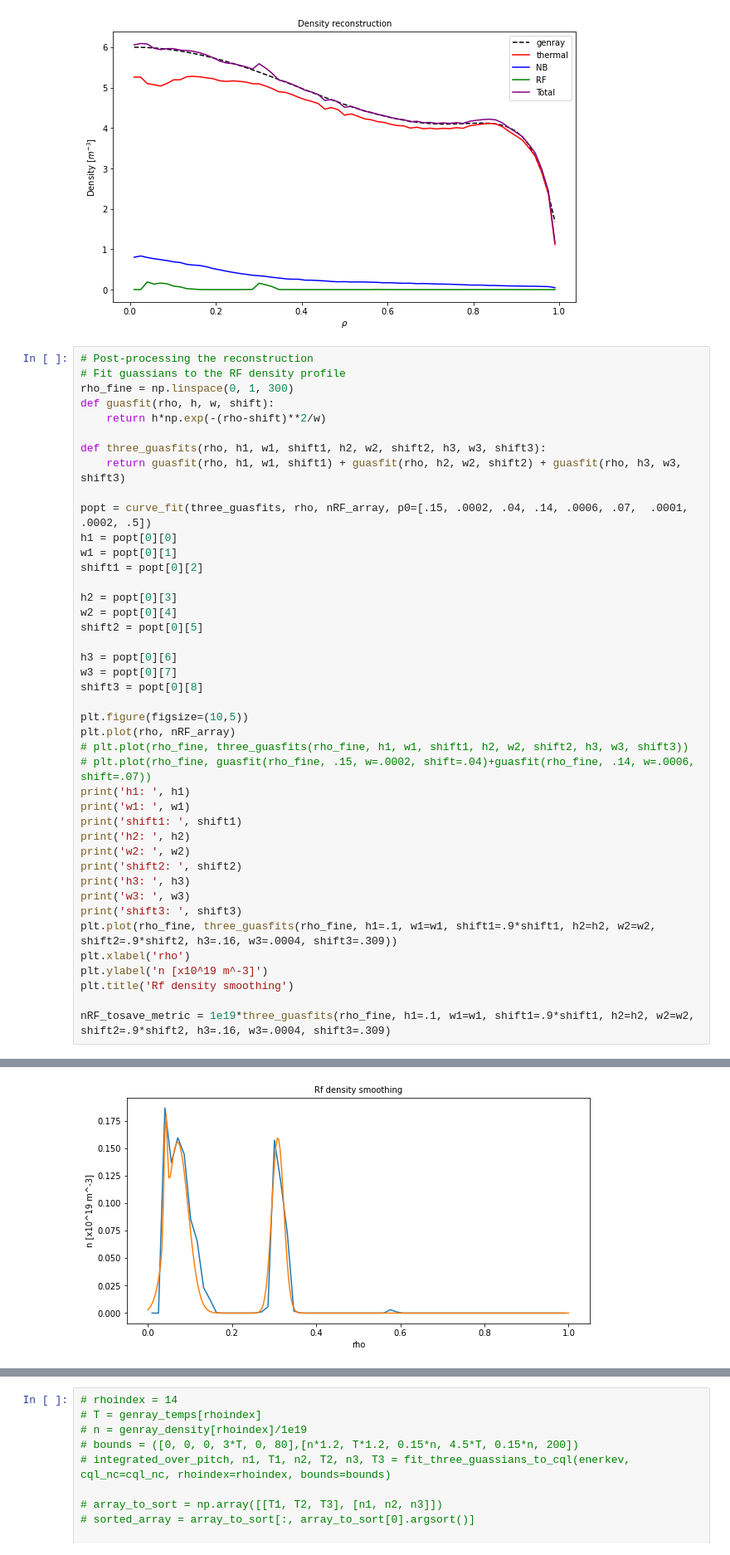
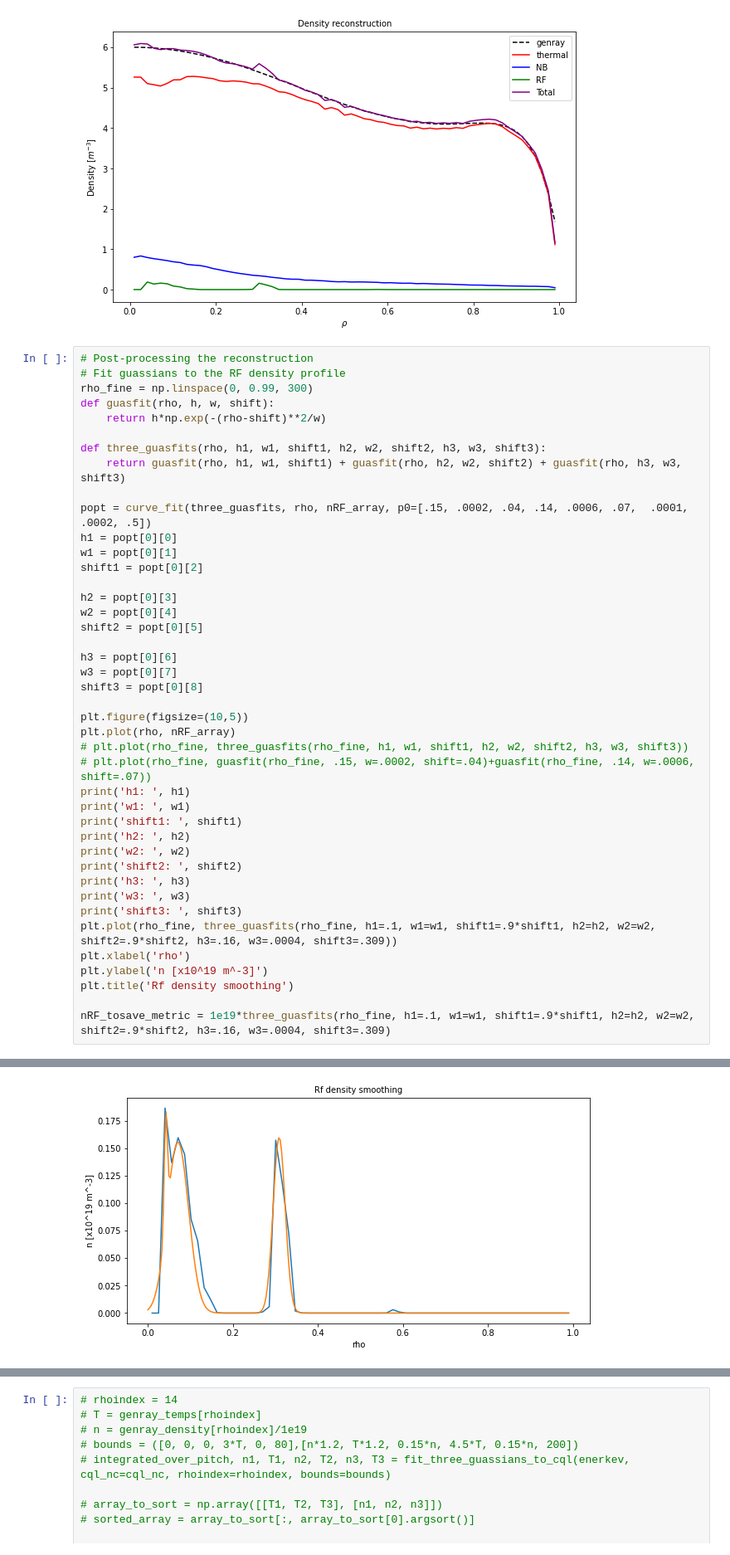
Before and after one commit to vandelij/genray_cql3d_plots, a Jupyter notebook: shots/147634/scan_beam_and_RF/beam_5_RF_testing/make_distrobution.ipynb, the cells around one changed output, grey strips where cells are left out. Shown at 83% size. Drawn from its saved outputs; the diff is of its cells as text.

```diff
--- a/shots/147634/scan_beam_and_RF/beam_5_RF_testing/make_distrobution.ipynb
+++ b/shots/147634/scan_beam_and_RF/beam_5_RF_testing/make_distrobution.ipynb
@@ -1102,7 +1102,7 @@ plt.legend()
 # %%
 # Post-processing the reconstruction
 # Fit guassians to the RF density profile
-rho_fine = np.linspace(0, 1, 300)
+rho_fine = np.linspace(0, 0.99, 300)
 def guasfit(rho, h, w, shift):
     return h*np.exp(-(rho-shift)**2/w)
 
@@ -1124,34 +1124,34 @@ shift3 = popt[0][8]
 
 plt.figure(figsize=(10,5))
 plt.plot(rho, nRF_array)
 # plt.plot(rho_fine, three_guasfits(rho_fine, h1, w1, shift1, h2, w2, shift2, h3, w3, shift3))
 # plt.plot(rho_fine, guasfit(rho_fine, .15, w=.0002, shift=.04)+guasfit(rho_fine, .14, w=.0006, shift=.07))
 print('h1: ', h1)
 print('w1: ', w1)
 print('shift1: ', shift1)
 print('h2: ', h2)
 print('w2: ', w2)
 print('shift2: ', shift2)
 print('h3: ', h3)
 print('w3: ', w3)
 print('shift3: ', shift3)
 plt.plot(rho_fine, three_guasfits(rho_fine, h1=.1, w1=w1, shift1=.9*shift1, h2=h2, w2=w2, shift2=.9*shift2, h3=.16, w3=.0004, shift3=.309))
 plt.xlabel('rho')
 plt.ylabel('n [x10^19 m^-3]')
 plt.title('Rf density smoothing')
 
 nRF_tosave_metric = 1e19*three_guasfits(rho_fine, h1=.1, w1=w1, shift1=.9*shift1, h2=h2, w2=w2, shift2=.9*shift2, h3=.16, w3=.0004, shift3=.309)
 # %% [output]
 h1:  0.5294972237968475
 w1:  2.937870131200321e-05
 shift1:  0.04692886190898966
 h2:  0.15572987000498703
 w2:  0.0012726897725059097
 shift2:  0.07871007662961836
 h3:  9.39641068748913e-07
 w3:  9.044394071065427e-05
 shift3:  0.49947095983752404
-[figure, old version]
+[figure, new version]
 # %%
 # NB Area
 plt.figure(figsize=(10,5))
```
Also changed, not shown: parts of 3 cells of this notebook.
